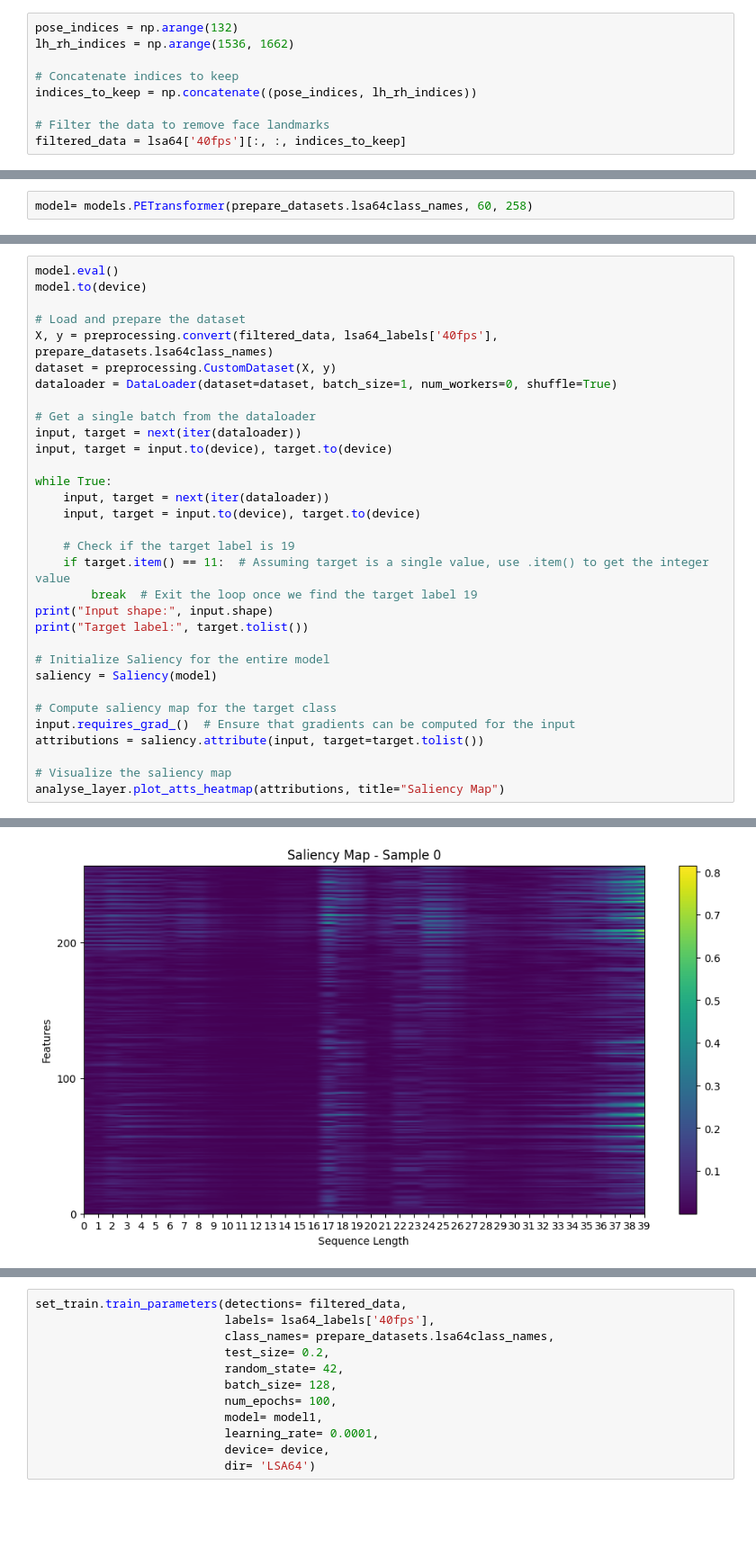
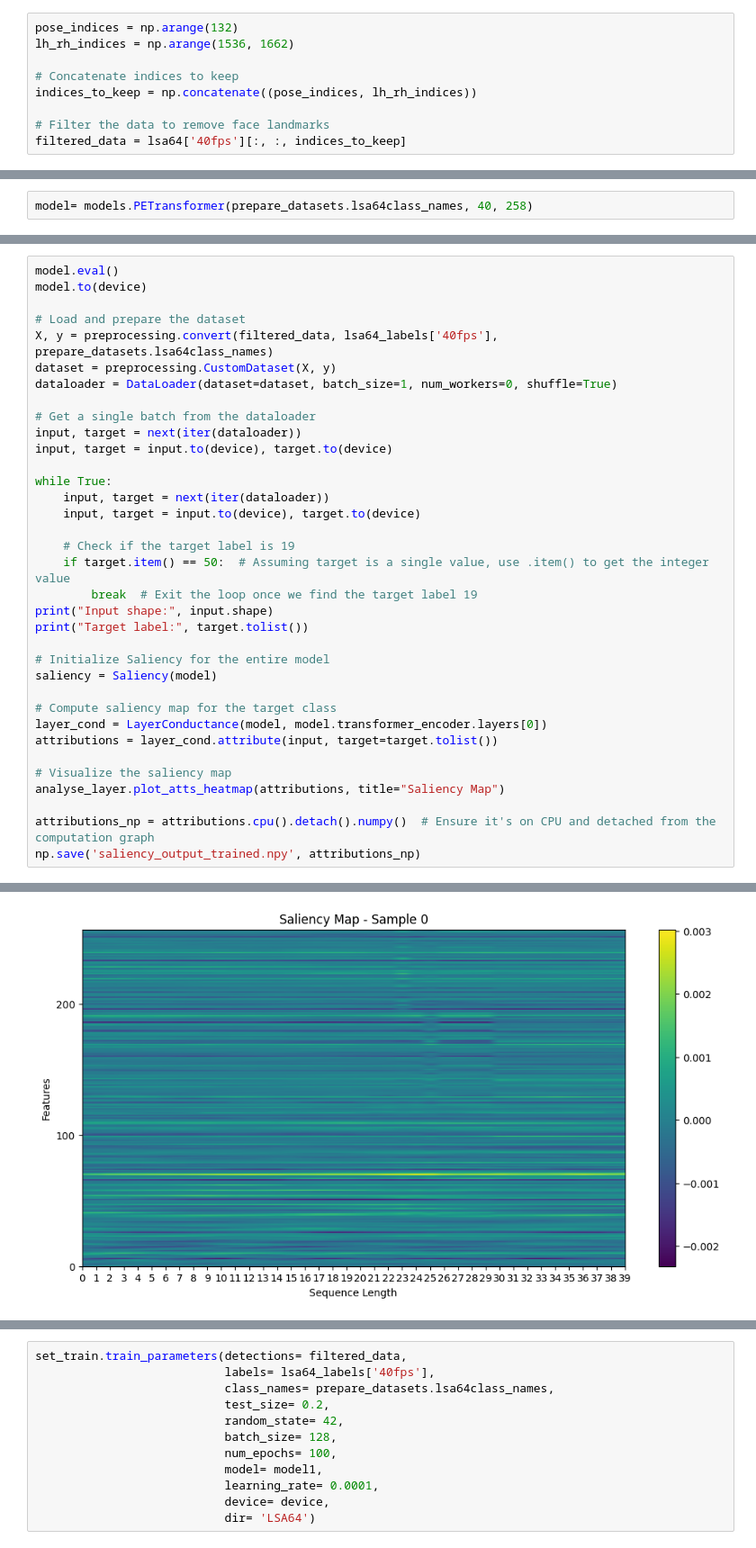
Before and after one commit to SadeghAllahverdi/SignLanguage-project, a Jupyter notebook: SignLanguageProject/notebooks/experiment_lsa64.ipynb, the cells around one changed output, grey strips where cells are left out. Shown at 90% size. Saved outputs shown, nothing was run; the diff lists cells and outputs as text; blank space fills up the shorter version.

```diff
--- a/SignLanguageProject/notebooks/experiment_lsa64.ipynb
+++ b/SignLanguageProject/notebooks/experiment_lsa64.ipynb
@@ -415,4 +415,4 @@ train_dataset, test_dataset = torch.utils.data.random_split(dataset, [train_size
 train_loader = DataLoader(train_dataset, batch_size=128, shuffle=True)
 test_loader = DataLoader(test_dataset, batch_size=128, shuffle=False)
 # %%
-model= models.PETransformer(prepare_datasets.lsa64class_names, 60, 258)
+model= models.PETransformer(prepare_datasets.lsa64class_names, 40, 258)
@@ -489,7 +469,7 @@ while True:
     input, target = input.to(device), target.to(device)
 
     # Check if the target label is 19
-    if target.item() == 11:  # Assuming target is a single value, use .item() to get the integer value
+    if target.item() == 50:  # Assuming target is a single value, use .item() to get the integer value
         break  # Exit the loop once we find the target label 19
 print("Input shape:", input.shape)
 print("Target label:", target.tolist())
@@ -498,10 +478,13 @@ print("Target label:", target.tolist())
 saliency = Saliency(model)
 
 # Compute saliency map for the target class
-input.requires_grad_()  # Ensure that gradients can be computed for the input
-attributions = saliency.attribute(input, target=target.tolist())
+layer_cond = LayerConductance(model, model.transformer_encoder.layers[0])
+attributions = layer_cond.attribute(input, target=target.tolist())
 
 # Visualize the saliency map
 analyse_layer.plot_atts_heatmap(attributions, title="Saliency Map")
+
+attributions_np = attributions.cpu().detach().numpy()  # Ensure it's on CPU and detached from the computation graph
+np.save('saliency_output_trained.npy', attributions_np)
 # %% [output]
 Input shape: torch.Size([1, 40, 258])
@@ -509 +492 @@ Target label: [11]
-[figure, old version]
+[figure, new version]
```
Also changed, not shown: parts of 9 cells of this notebook.
